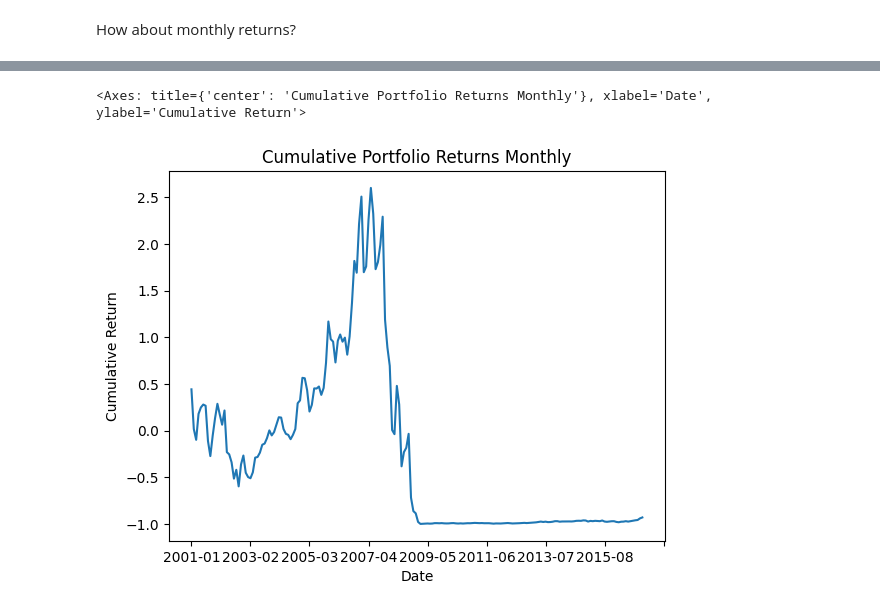
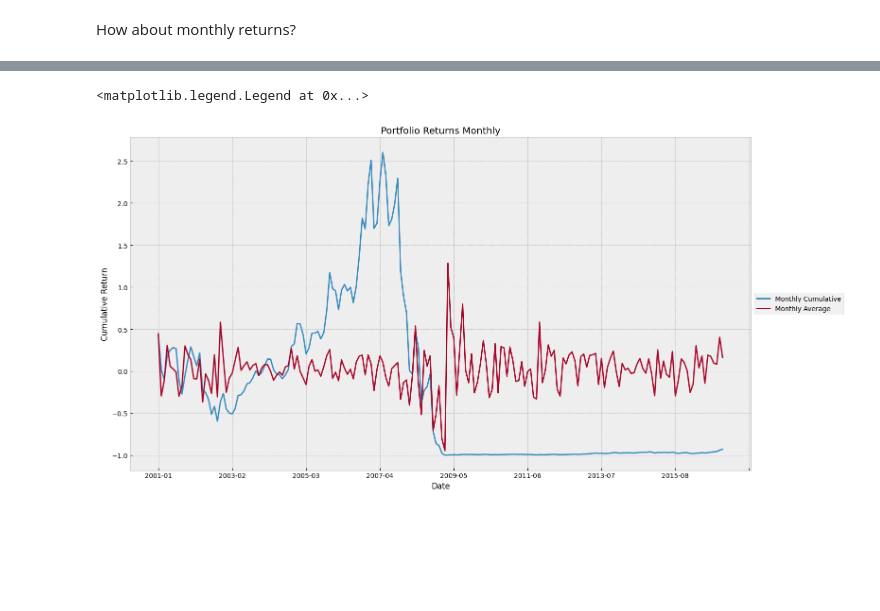
Before and after one commit to leoouyang781/Test-Repository, a Jupyter notebook: Python-For-Finance-2nd-Edition/Chapter 6.ipynb, the cells around one changed output, grey strips where cells are left out. Drawn from its saved outputs; the diff is of its cells as text; code cells hidden in the pictures; blank space fills up the shorter version.

```diff
--- a/Python-For-Finance-2nd-Edition/Chapter 6.ipynb
+++ b/Python-For-Finance-2nd-Edition/Chapter 6.ipynb
@@ -440,6 +450,13 @@ retMonthly
 192 rows × 2 columns
-# %%
-retMonthly['Cumulative Return'].plot(title='Cumulative Portfolio Returns Monthly', ylabel='Cumulative Return')
-# %% [output]
-<Axes: title={'center': 'Cumulative Portfolio Returns Monthly'}, xlabel='Date', ylabel='Cumulative Return'>
-[figure, removed]
+# %%
+import matplotlib.pyplot as plt
+
+plt.style.use('bmh')
+
+retMonthly['Cumulative Return'].plot(label = "Monthly Cumulative",figsize=(16,8), title='Portfolio Returns Monthly', ylabel='Cumulative Return')
+retMonthly['Weighted Return'].plot(label = "Monthly Average")
+
+plt.legend(loc='center left', bbox_to_anchor=(1.0, 0.5))
+# %% [output]
+<matplotlib.legend.Legend at 0x...>
+[figure, added]
```
Also changed, not shown: parts of 8 cells of this notebook, 3 other files.
